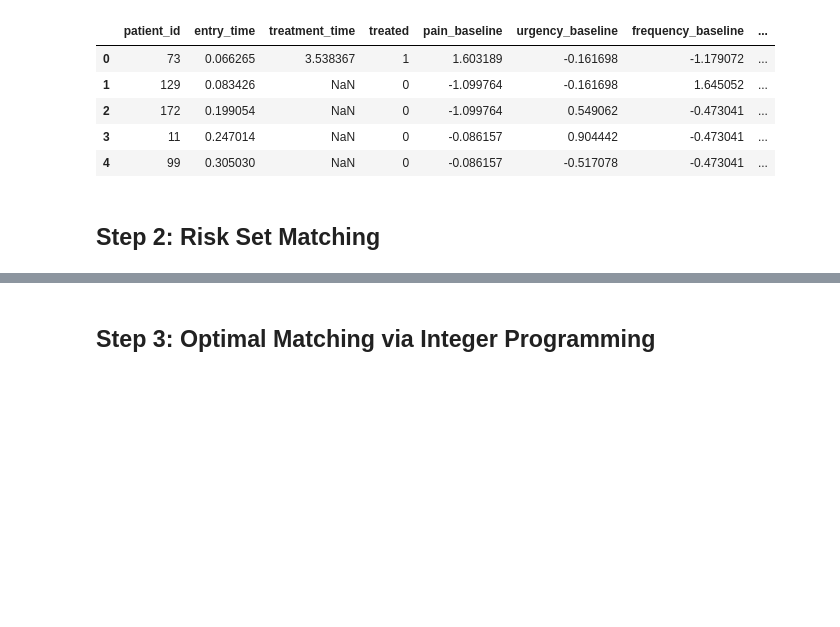
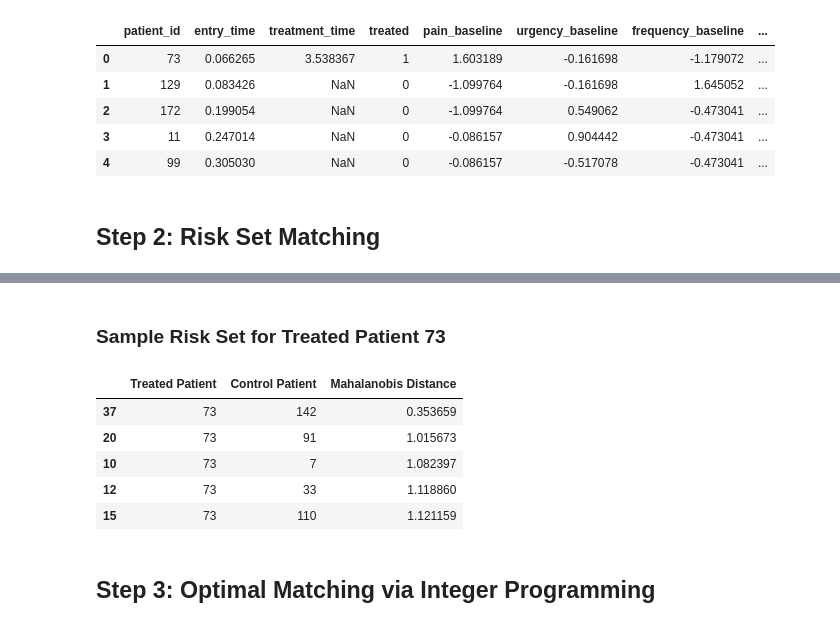
Before and after one commit to Ariisss/Assignment_1_Data_Analytics, a Jupyter notebook: assignment_1.ipynb, the cells around one changed output, grey strips where cells are left out. Drawn from its saved outputs; the diff is of its cells as text; code cells hidden in the pictures; blank space fills up the shorter version.

Commit message:
feat: reimplemented step 2

```diff
--- a/assignment_1.ipynb
+++ b/assignment_1.ipynb
@@ -310,3 +229,80 @@ Sample Risk Set Matching Table for Treated Patient 10
+# %%
+# Define the baseline symptom columns (which were standardized in Step 1)
+symptom_cols = ['pain_baseline', 'urgency_baseline', 'frequency_baseline']
+
+# Separate treated and untreated patients based on the 'treated' indicator.
+treated_patients = data[data['treated'] == 1].copy()
+untreated_patients = data[data['treated'] == 0].copy()
+
+# Compute the covariance matrix for the baseline symptom measures using the full dataset.
+cov_matrix = np.cov(data[symptom_cols].values, rowvar=False)
+# Add a small constant to the diagonal for numerical stability.
+cov_matrix += np.eye(cov_matrix.shape[0]) * 1e-6
+# Compute the inverse of the covariance matrix.
+cov_inv = np.linalg.inv(cov_matrix)
+
+# Initialize a dictionary to store the risk sets.
+# Each key will be a treated patient's ID, and the value will be a dictionary mapping
+# each potential control's ID (from the risk set) to their Mahalanobis distance.
+risk_sets = {}
+
+# Loop over each treated patient to build their risk set.
+for idx, treated_row in treated_patients.iterrows():
+    treated_id = treated_row['patient_id']
+    # Retrieve the treatment time for this treated patient.
+    treatment_time_val = treated_row['treatment_time']
+    # Get the treated patient's baseline symptom vector.
+    treated_vector = treated_row[symptom_cols].values
+
+    # Define the risk set for this treated patient:
+    # Include untreated patients whose entry_time is less than or equal to the treated patient's treatment time.
+    risk_set = untreated_patients[untreated_patients['entry_time'] <= treatment_time_val]
+
+    # Initialize a dictionary to hold distances for each potential control.
+    risk_set_distances = {}
+    for idx2, ctrl_row in risk_set.iterrows():
+        ctrl_id = ctrl_row['patient_id']
+        # Get the control patient's baseline symptom vector.
+        ctrl_vector = ctrl_row[symptom_cols].values
+        # Compute the Mahalanobis distance between the treated and control baseline vectors.
+        dist = mahalanobis(treated_vector, ctrl_vector, cov_inv)
+        risk_set_distances[ctrl_id] = dist
+
+    # Store the computed distances for this treated patient.
+    risk_sets[treated_id] = risk_set_distances
+
+# ------------------------------------------------
+# Display the Risk Set for a Single Treated Patient as a Table
+# ------------------------------------------------
+
+# Select the first treated patient from the risk_sets dictionary.
+sample_treated_id = list(risk_sets.keys())[0]
+
+# Prepare a list of dictionaries (one per potential control) to create a table.
+table_rows = []
+for ctrl_id, distance in risk_sets[sample_treated_id].items():
+    table_rows.append({
+        'Treated Patient': int(sample_treated_id),  # Convert treated_id to integer
+        'Control Patient': int(ctrl_id),            # Convert control_id to integer
+        'Mahalanobis Distance': distance
+    })
+
+# Create a DataFrame from the list of rows.
+risk_set_table = pd.DataFrame(table_rows)
+# Optionally, sort the table by Mahalanobis distance.
+risk_set_table = risk_set_table.sort_values(by='Mahalanobis Distance')
+
+# Display the table using IPython's display function.
+display(HTML(f"<h3>Sample Risk Set for Treated Patient {int(sample_treated_id)}</h3>"))
+display(risk_set_table.head())
+# %% [output]
+Sample Risk Set for Treated Patient 73
+|  | Treated Patient | Control Patient | Mahalanobis Distance |
+| 37 | 73 | 142 | 0.353659 |
+| 20 | 73 | 91 | 1.015673 |
+| 10 | 73 | 7 | 1.082397 |
+| 12 | 73 | 33 | 1.118860 |
+| 15 | 73 | 110 | 1.121159 |
 # %% [markdown]
 ## Step 3: Optimal Matching via Integer Programming
 # %%
```
Also changed, not shown: parts of 1 cell of this notebook.
